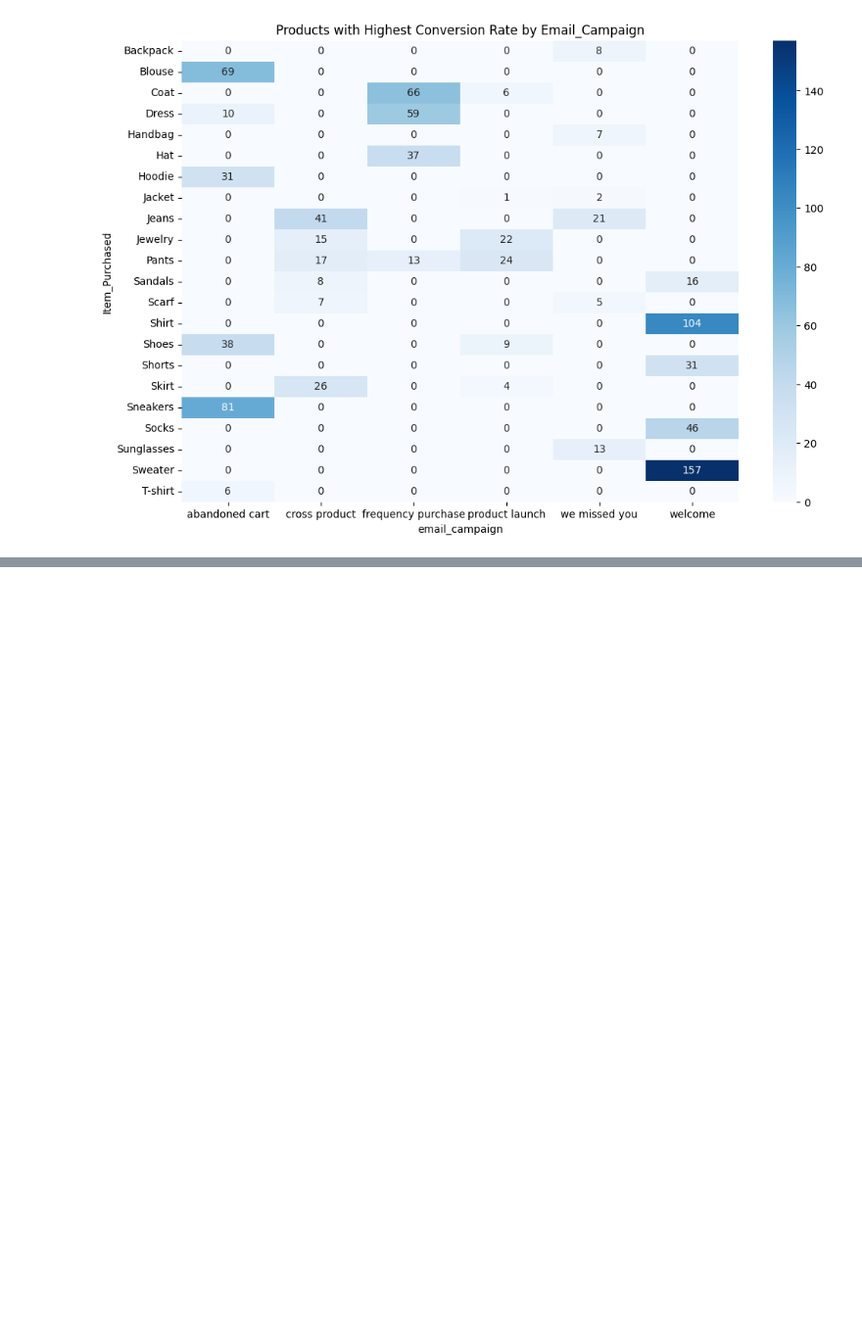
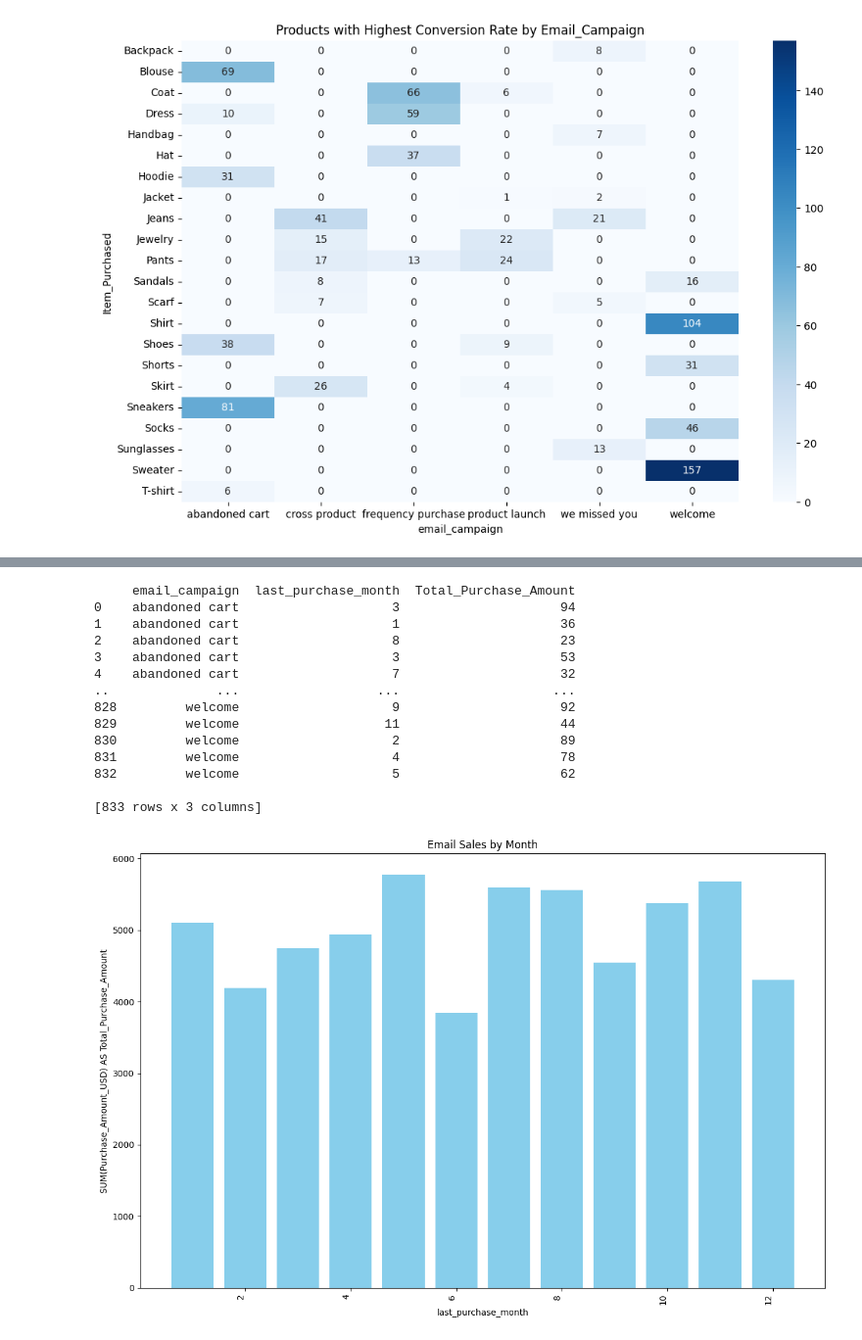
Before and after one commit to maggielittle95/shopper_trends, a Jupyter notebook: marketing_analysis.ipynb, the cells around one changed output, grey strips where cells are left out. Shown: that part at 98% size. Cells and saved outputs as stored; diff of their text form; code cells hidden in the pictures; blank space fills up the shorter version.

```diff
--- a/marketing_analysis.ipynb
+++ b/marketing_analysis.ipynb
@@ -367,0 +372,46 @@ print(product_information_3)
+# %%
+conn = sqlite3.connect('cl_shopper_trends.db')
+cursor = conn.cursor()
+
+product_information_3 = '''
+SELECT
+    email_campaign,
+    last_purchase_month,
+    SUM(Purchase_Amount_USD) AS Total_Purchase_Amount
+FROM
+    merged_data
+GROUP BY
+    email_campaign, tiktok_campaign, first_purchase_month, last_purchase_month;
+'''
+
+product_information_3 = pd.read_sql(product_information_3, conn)
+print(product_information_3)
+
+# Sort total sales with email campaigns (Total_Purchase_Amount) and group by the associated email campaign, sort by descending values
+email_marketing_counts_sorted = product_information_3['Total_Purchase_Amount'].groupby(product_information_3['last_purchase_month']).sum().sort_values(ascending=False)
+
+# Bar chart of email campaigns
+plt.figure(figsize=(12, 8))
+plt.bar(email_marketing_counts_sorted.index, email_marketing_counts_sorted, color='skyblue')
+plt.xlabel("last_purchase_month")
+plt.ylabel("SUM(Purchase_Amount_USD) AS Total_Purchase_Amount")
+plt.title("Email Sales by Month")
+plt.xticks(rotation=90, ha='right')
+plt.tight_layout()
+plt.show()
+# %% [output]
+     email_campaign  last_purchase_month  Total_Purchase_Amount
+0    abandoned cart                    3                     94
+1    abandoned cart                    1                     36
+2    abandoned cart                    8                     23
+3    abandoned cart                    3                     53
+4    abandoned cart                    7                     32
+..              ...                  ...                    ...
+828         welcome                    9                     92
+829         welcome                   11                     44
+830         welcome                    2                     89
+831         welcome                    4                     78
+832         welcome                    5                     62
+
+[833 rows x 3 columns]
+[figure, added]
```
Also changed, not shown: parts of 10 cells of this notebook.
